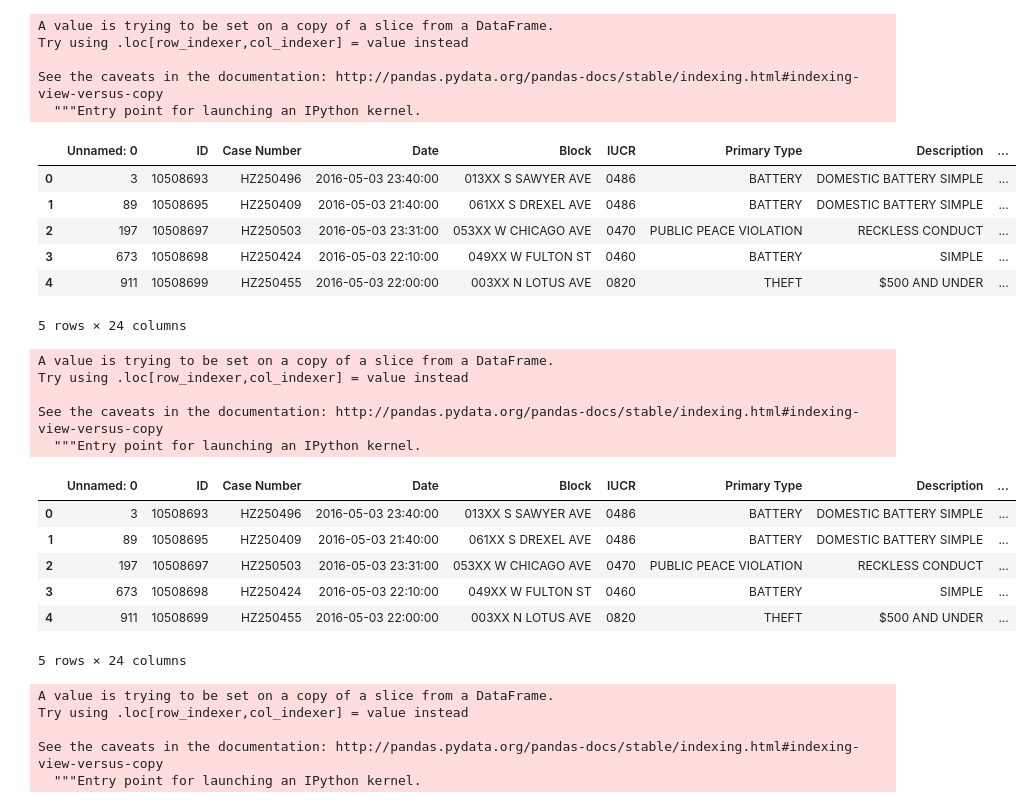
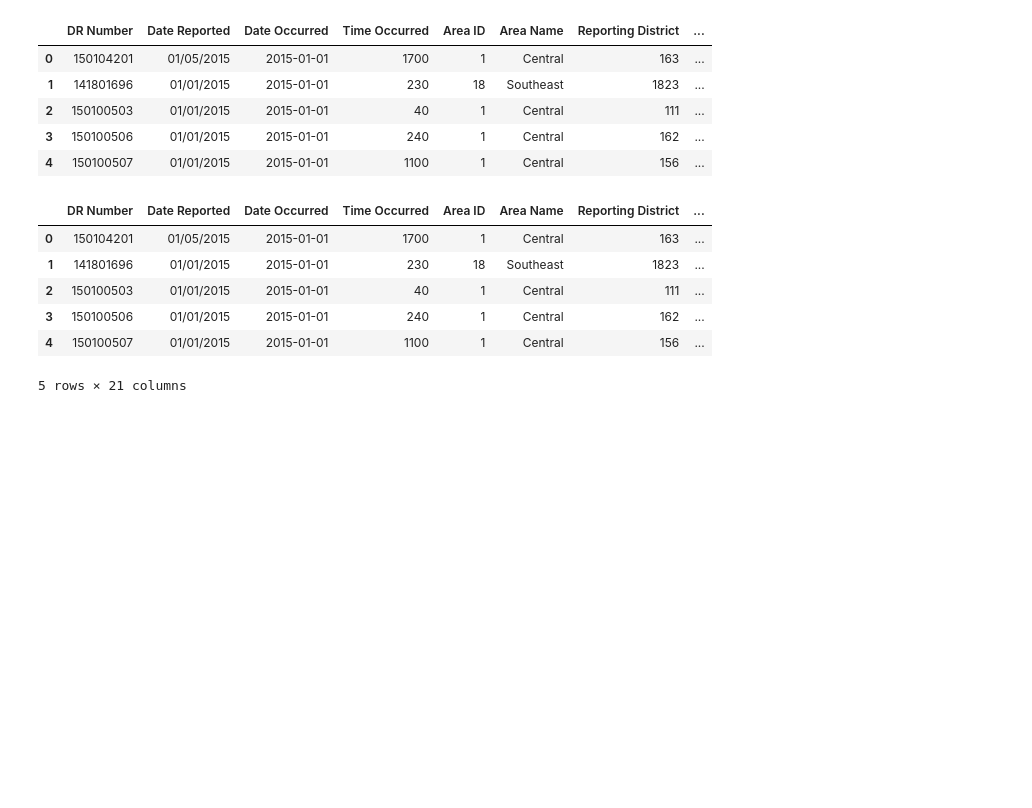
Before and after one commit to mgoodarzii/Analyzing-Crime-with-Python, a Jupyter notebook: Analyzing-Crime-with-Python.ipynb, the cells around one changed output. Drawn from its saved outputs; the diff is of its cells as text; code cells hidden in the pictures; blank space fills up the shorter version.

```diff
--- a/Analyzing-Crime-with-Python.ipynb
+++ b/Analyzing-Crime-with-Python.ipynb
@@ -3,6 +3,6 @@ import pandas as pd
 import seaborn as sns
 import matplotlib.pyplot as plt
 # %%
-df = pd.read_csv("Chicago_Crimes_2012_to_2017.csv")
+df = pd.read_csv("Crime_Data_from_2015_2.csv")
 df.head()
 # %% [output]
@@ -18,43 +15,26 @@ crimes = df[(df['Year']==2016)|(df['Year'] == 2015)]
 # %%
-crimes['Date'] = pd.to_datetime(crimes['Date'],format= '%m/%d/%Y %I:%M:%S %p')
-crimes.head()
+df['Date Occurred'] = pd.to_datetime(df['Date Occurred'],format= '%m/%d/%Y')
+df.head()
 # %% [output]
-A value is trying to be set on a copy of a slice from a DataFrame.
-Try using .loc[row_indexer,col_indexer] = value instead
-
-See the caveats in the documentation: http://pandas.pydata.org/pandas-docs/stable/indexing.html#indexing-view-versus-copy
-  """Entry point for launching an IPython kernel.
-|  | Unnamed: 0 | ID | Case Number | Date | Block | IUCR | Primary Type | Description | ... |
-| 0 | 3 | 10508693 | HZ250496 | 2016-05-03 23:40:00 | 013XX S SAWYER AVE | 0486 | BATTERY | DOMESTIC BATTERY SIMPLE | ... |
-| 1 | 89 | 10508695 | HZ250409 | 2016-05-03 21:40:00 | 061XX S DREXEL AVE | 0486 | BATTERY | DOMESTIC BATTERY SIMPLE | ... |
-| 2 | 197 | 10508697 | HZ250503 | 2016-05-03 23:31:00 | 053XX W CHICAGO AVE | 0470 | PUBLIC PEACE VIOLATION | RECKLESS CONDUCT | ... |
-| 3 | 673 | 10508698 | HZ250424 | 2016-05-03 22:10:00 | 049XX W FULTON ST | 0460 | BATTERY | SIMPLE | ... |
-| 4 | 911 | 10508699 | HZ250455 | 2016-05-03 22:00:00 | 003XX N LOTUS AVE | 0820 | THEFT | $500 AND UNDER | ... |
+|  | DR Number | Date Reported | Date Occurred | Time Occurred | Area ID | Area Name | Reporting District | ... |
+| 0 | 150104201 | 01/05/2015 | 2015-01-01 | 1700 | 1 | Central | 163 | ... |
+| 1 | 141801696 | 01/01/2015 | 2015-01-01 | 230 | 18 | Southeast | 1823 | ... |
+| 2 | 150100503 | 01/01/2015 | 2015-01-01 | 40 | 1 | Central | 111 | ... |
+| 3 | 150100506 | 01/01/2015 | 2015-01-01 | 240 | 1 | Central | 162 | ... |
+| 4 | 150100507 | 01/01/2015 | 2015-01-01 | 1100 | 1 | Central | 156 | ... |
-5 rows × 24 columns
 # %%
 import calendar
 # %%
-crimes['Month'] = (crimes['Date'].dt.month).apply(lambda x:calendar.month_abbr[x])
-crimes.head()
+df['Month'] = (df['Date Occurred'].dt.month).apply(lambda x:calendar.month_abbr[x])
+df.head()
 # %% [output]
+|  | DR Number | Date Reported | Date Occurred | Time Occurred | Area ID | Area Name | Reporting District | ... |
+| 0 | 150104201 | 01/05/2015 | 2015-01-01 | 1700 | 1 | Central | 163 | ... |
+| 1 | 141801696 | 01/01/2015 | 2015-01-01 | 230 | 18 | Southeast | 1823 | ... |
+| 2 | 150100503 | 01/01/2015 | 2015-01-01 | 40 | 1 | Central | 111 | ... |
+| 3 | 150100506 | 01/01/2015 | 2015-01-01 | 240 | 1 | Central | 162 | ... |
+| 4 | 150100507 | 01/01/2015 | 2015-01-01 | 1100 | 1 | Central | 156 | ... |
-A value is trying to be set on a copy of a slice from a DataFrame.
-Try using .loc[row_indexer,col_indexer] = value instead
-
-See the caveats in the documentation: http://pandas.pydata.org/pandas-docs/stable/indexing.html#indexing-view-versus-copy
-  """Entry point for launching an IPython kernel.
+5 rows × 21 columns
-|  | Unnamed: 0 | ID | Case Number | Date | Block | IUCR | Primary Type | Description | ... |
-| 0 | 3 | 10508693 | HZ250496 | 2016-05-03 23:40:00 | 013XX S SAWYER AVE | 0486 | BATTERY | DOMESTIC BATTERY SIMPLE | ... |
-| 1 | 89 | 10508695 | HZ250409 | 2016-05-03 21:40:00 | 061XX S DREXEL AVE | 0486 | BATTERY | DOMESTIC BATTERY SIMPLE | ... |
-| 2 | 197 | 10508697 | HZ250503 | 2016-05-03 23:31:00 | 053XX W CHICAGO AVE | 0470 | PUBLIC PEACE VIOLATION | RECKLESS CONDUCT | ... |
-| 3 | 673 | 10508698 | HZ250424 | 2016-05-03 22:10:00 | 049XX W FULTON ST | 0460 | BATTERY | SIMPLE | ... |
-| 4 | 911 | 10508699 | HZ250455 | 2016-05-03 22:00:00 | 003XX N LOTUS AVE | 0820 | THEFT | $500 AND UNDER | ... |
-5 rows × 24 columns
 # %%
-crimes['Month'] = pd.Categorical(crimes['Month'] , categories= ['Jan', 'Feb', 'Mar', 'Apr', 'May', 'Jun', 'Jul', 'Aug', 'Sep', 'Nov', 'Dec'],ordered = True)
+df['Month'] = pd.Categorical(df['Month'] , categories= ['Jan', 'Feb', 'Mar', 'Apr', 'May', 'Jun', 'Jul', 'Aug', 'Sep', 'Nov', 'Dec'],ordered = True)
-# %% [output]
-A value is trying to be set on a copy of a slice from a DataFrame.
-Try using .loc[row_indexer,col_indexer] = value instead
-
-See the caveats in the documentation: http://pandas.pydata.org/pandas-docs/stable/indexing.html#indexing-view-versus-copy
-  """Entry point for launching an IPython kernel.
 # %%
```
Also changed, not shown: parts of 14 cells of this notebook.
